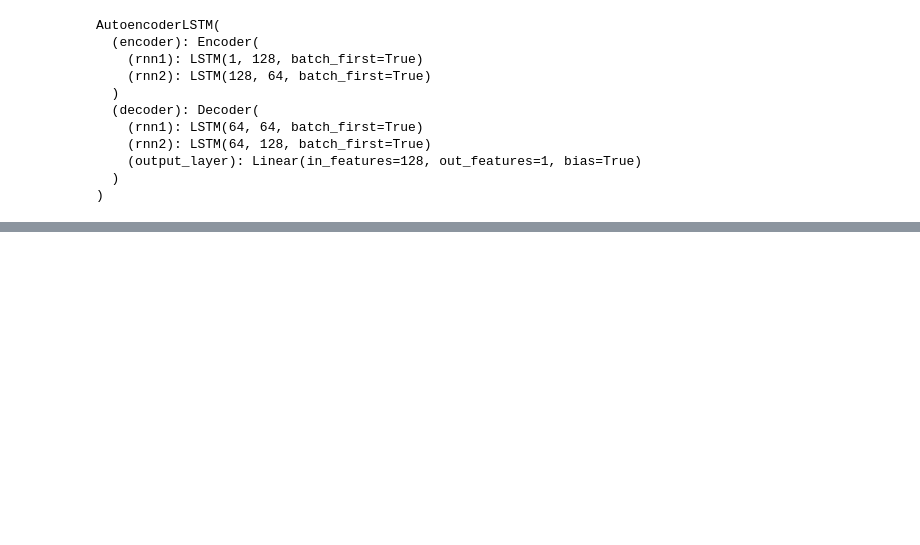
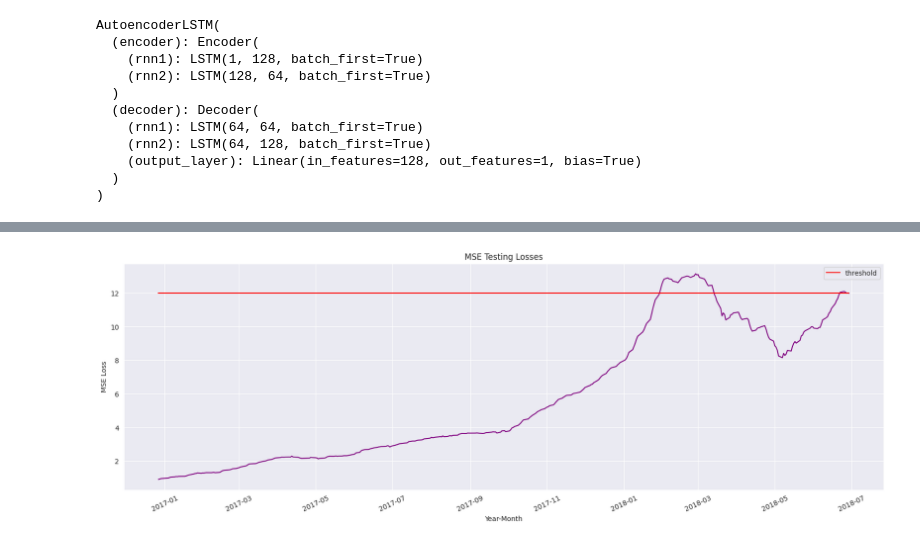
Before and after one commit to grlefl/LSTM-Autoencoder-Anomaly-Detection, a Jupyter notebook: main.ipynb, the cells around one changed output, grey strips where cells are left out. Cells and saved outputs as stored; diff of their text form; code cells hidden in the pictures; blank space fills up the shorter version.

```diff
--- a/main.ipynb
+++ b/main.ipynb
@@ -338,0 +334,19 @@ RuntimeError: shape '[1, 140, 1]' is invalid for input of size 30
+# %%
+THRESHOLD = 12  # determine threshold
+# %%
+# create individual dataframe for anomaly detection
+test_score_df = pd.DataFrame(index=test_df[TIME_STEPS:].index)
+test_score_df['loss'] = test_losses
+test_score_df['threshold'] = THRESHOLD
+test_score_df['anomaly'] = test_score_df.loss > test_score_df.threshold
+test_score_df['date'] = test_df[TIME_STEPS:].date
+test_score_df['close'] = test_df[TIME_STEPS:].close
+# %%
+# plot MSE testing losses and loss threshold
+plt.figure(figsize=(20, 6))
+plt.plot(test_score_df['date'], test_score_df['loss'], color='purple')
+plt.plot(test_score_df['date'], test_score_df['threshold'], label='threshold', color='red')
+plt.title('MSE Testing Losses'); plt.xlabel('Year-Month'); plt.ylabel('MSE Loss')
+plt.xticks(rotation=25); plt.legend(); plt.show()
+# %% [output]
+[figure, added]
```
Also changed, not shown: parts of 25 cells of this notebook.
